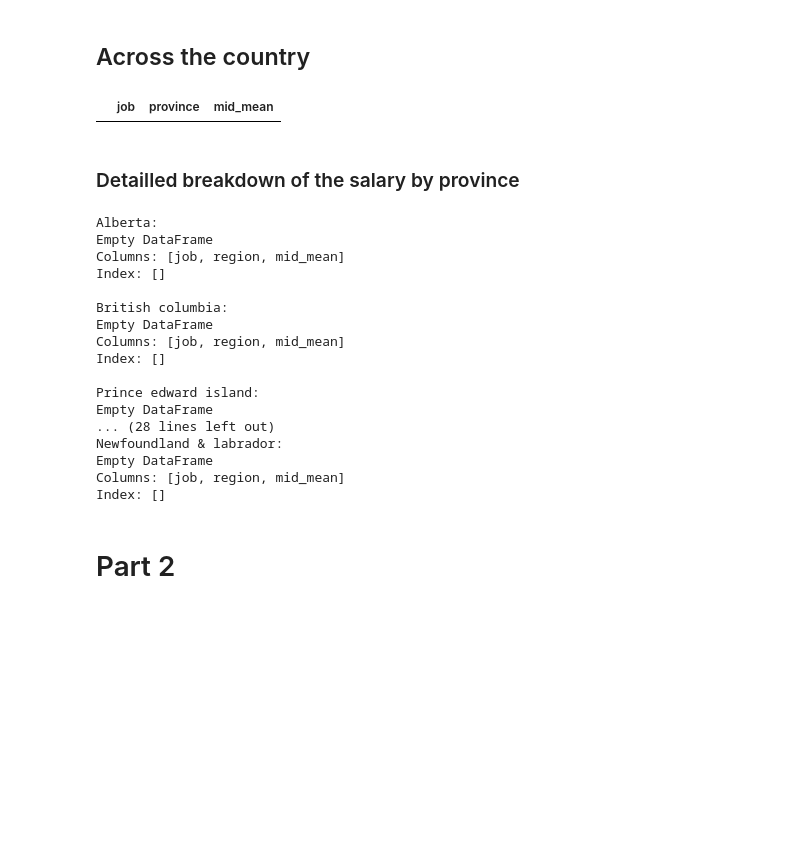
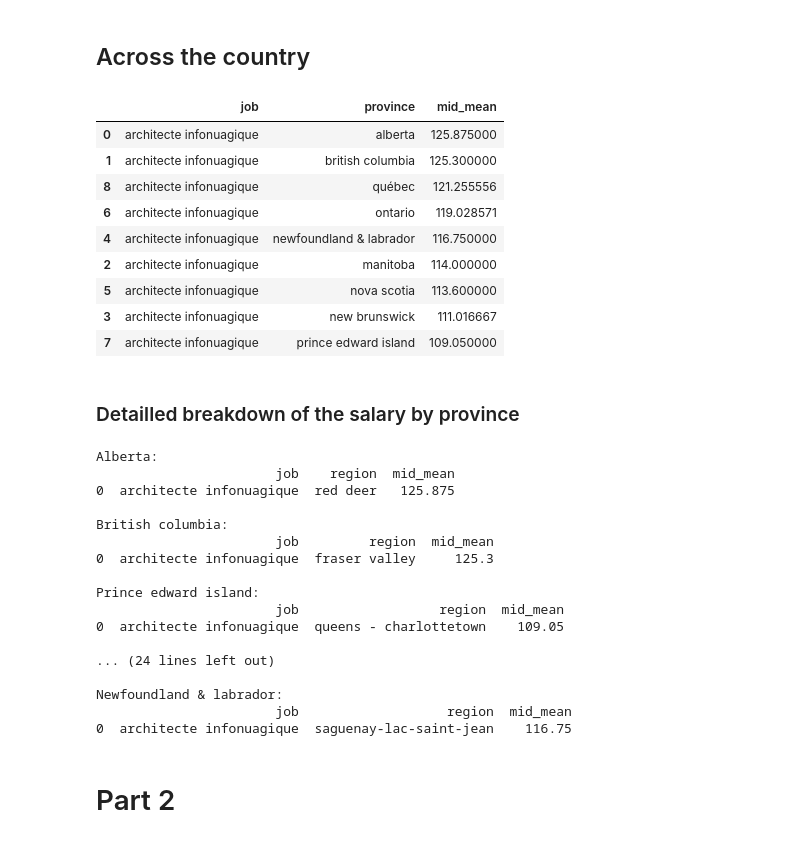
Before and after one commit to AlgoETS/Salary, a Jupyter notebook: sandbox/salary_exploration_2024.ipynb, the cells around one changed output. Saved outputs shown, nothing was run; the diff lists cells and outputs as text; code cells hidden in the pictures; blank space fills up the shorter version.

```diff
--- a/sandbox/salary_exploration_2024.ipynb
+++ b/sandbox/salary_exploration_2024.ipynb
@@ -134,10 +172,19 @@ def compare_job_all_provinces(job):
     df_grouped = df_filtered.groupby(['job', 'province'])['mid_mean'].mean().reset_index()
     return df_grouped.sort_values('mid_mean', ascending=False)
 # %%
-df_job_all_provinces = compare_job_all_provinces('cloud architect')
+df_job_all_provinces = compare_job_all_provinces('architecte infonuagique')
 df_job_all_provinces
 # %% [output]
 |  | job | province | mid_mean |
+| 0 | architecte infonuagique | alberta | 125.875000 |
+| 1 | architecte infonuagique | british columbia | 125.300000 |
+| 8 | architecte infonuagique | québec | 121.255556 |
+| 6 | architecte infonuagique | ontario | 119.028571 |
+| 4 | architecte infonuagique | newfoundland & labrador | 116.750000 |
+| 2 | architecte infonuagique | manitoba | 114.000000 |
+| 5 | architecte infonuagique | nova scotia | 113.600000 |
+| 3 | architecte infonuagique | new brunswick | 111.016667 |
+| 7 | architecte infonuagique | prince edward island | 109.050000 |
 # %% [markdown]
 ### Detailled breakdown of the salary by province
 # %%
@@ -146,7 +193,7 @@ df_job_all_provinces
 provinces = df['province'].unique()
 
 # Define the job to compare
-job = 'cloud architect'
+job = 'architecte infonuagique'
 
 # Loop over the provinces and compare the job in each province
 for province in provinces:
@@ -165,22 +212,22 @@ for province in provinces:
     print()
 # %% [output]
 Alberta:
-Empty DataFrame
-Columns: [job, region, mid_mean]
-Index: []
+                       job    region  mid_mean
+0  architecte infonuagique  red deer   125.875
 
 British columbia:
-Empty DataFrame
-Columns: [job, region, mid_mean]
-Index: []
+                       job         region  mid_mean
+0  architecte infonuagique  fraser valley     125.3
 
 Prince edward island:
-Empty DataFrame
-... (28 lines left out)
+                       job                  region  mid_mean
+0  architecte infonuagique  queens - charlottetown    109.05
+
+... (24 lines left out)
+
 Newfoundland & labrador:
-Empty DataFrame
-Columns: [job, region, mid_mean]
-Index: []
+                       job                   region  mid_mean
+0  architecte infonuagique  saguenay-lac-saint-jean    116.75
 # %% [markdown]
 # Part 2
 # %% [markdown]
```
Also changed, not shown: parts of 3 cells of this notebook.
